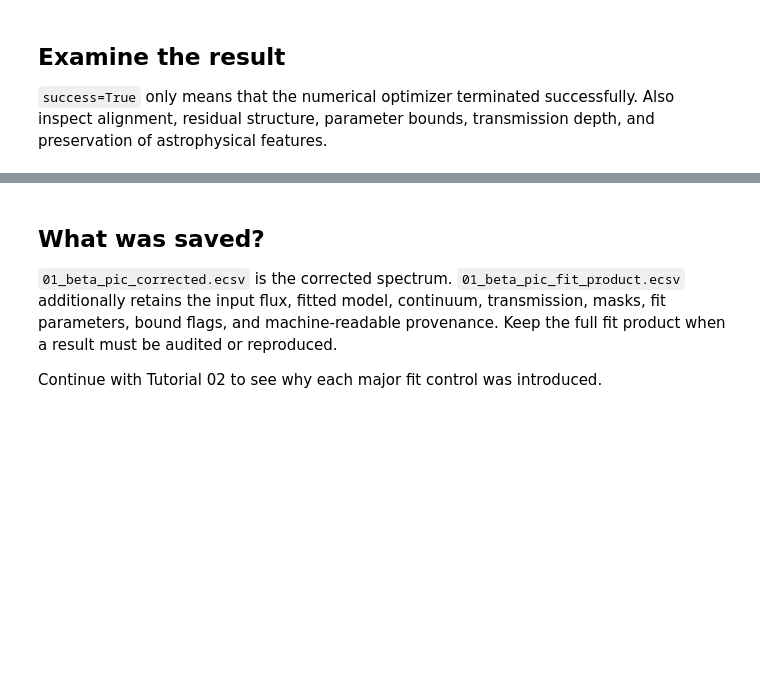
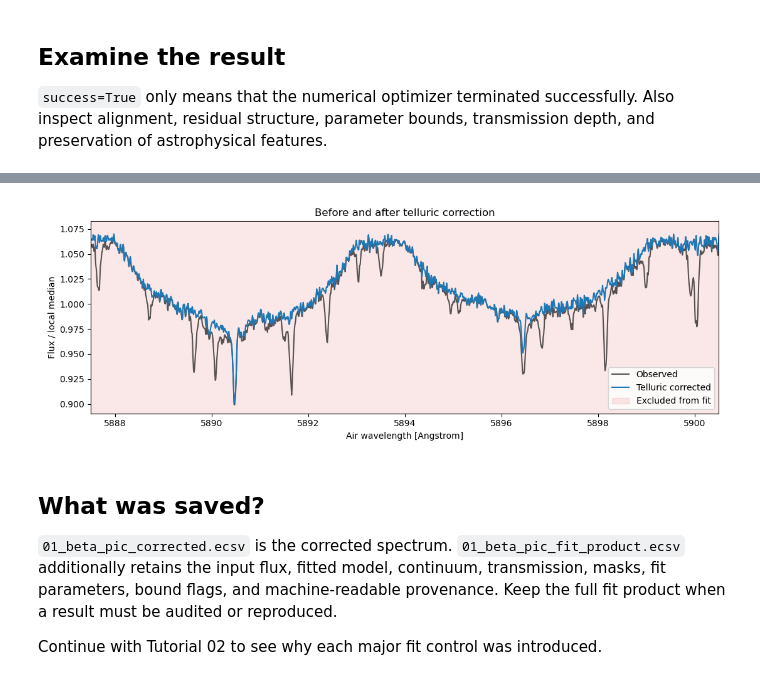
Before and after one commit to nikolasvalsamidis97/PyMolFit, a Jupyter notebook: tutorials/01_quickstart.ipynb, the cells around one changed output, grey strips where cells are left out. Drawn from its saved outputs; the diff is of its cells as text; code cells hidden in the pictures; blank space fills up the shorter version.

```diff
--- a/tutorials/01_quickstart.ipynb
+++ b/tutorials/01_quickstart.ipynb
@@ -91,21 +122,24 @@ plt.show()
 # %%
 observed = result.spectrum.to_air().to_unit("angstrom")
 corrected = result.corrected.to_air().to_unit("angstrom")
 window = (observed.wavelength >= 5887.5) & (observed.wavelength <= 5898.8)
 scale = np.nanmedian(observed.flux[window])
 
 plt.figure(figsize=(11, 4))
 plt.plot(observed.wavelength, observed.flux / scale, color="black", alpha=0.65, label="Observed")
 plt.plot(corrected.wavelength, corrected.flux / scale, color="tab:blue", label="Telluric corrected")
-plt.axvspan(5888.8, 5891.2, color="tab:red", alpha=0.10, label="Excluded from fit")
-plt.axvspan(5894.8, 5897.8, color="tab:red", alpha=0.10)
-plt.xlim(5887.5, 5898.8)
+for range_index, (start, end) in enumerate(EXCLUDE_RANGES):
+    label = "Excluded from fit" if range_index == 0 else None
+    plt.axvspan(start * 1e4, end * 1e4, color="tab:red", alpha=0.10, label=label)
+plt.xlim(5887.5, 5900.5)
 plt.xlabel("Air wavelength [Angstrom]")
 plt.ylabel("Flux / local median")
 plt.title("Before and after telluric correction")
 plt.legend()
 plt.tight_layout()
 plt.show()
+# %% [output]
+[figure, added]
 # %% [markdown]
 ## What was saved?
 
```
Also changed, not shown: parts of 5 cells of this notebook, 14 other files.
